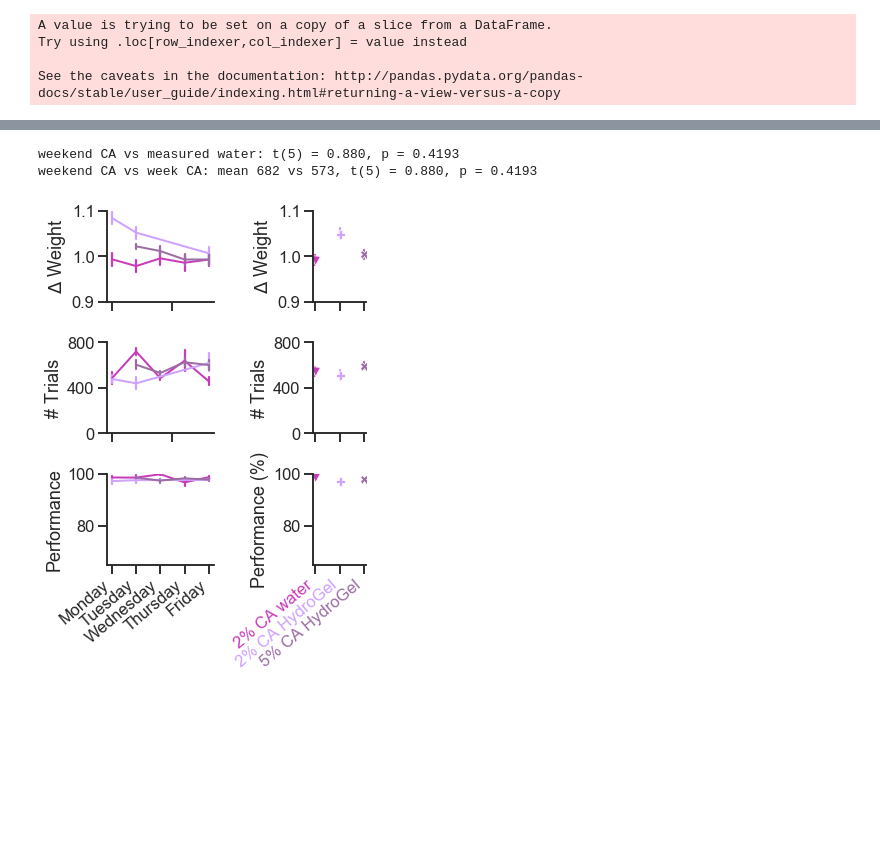
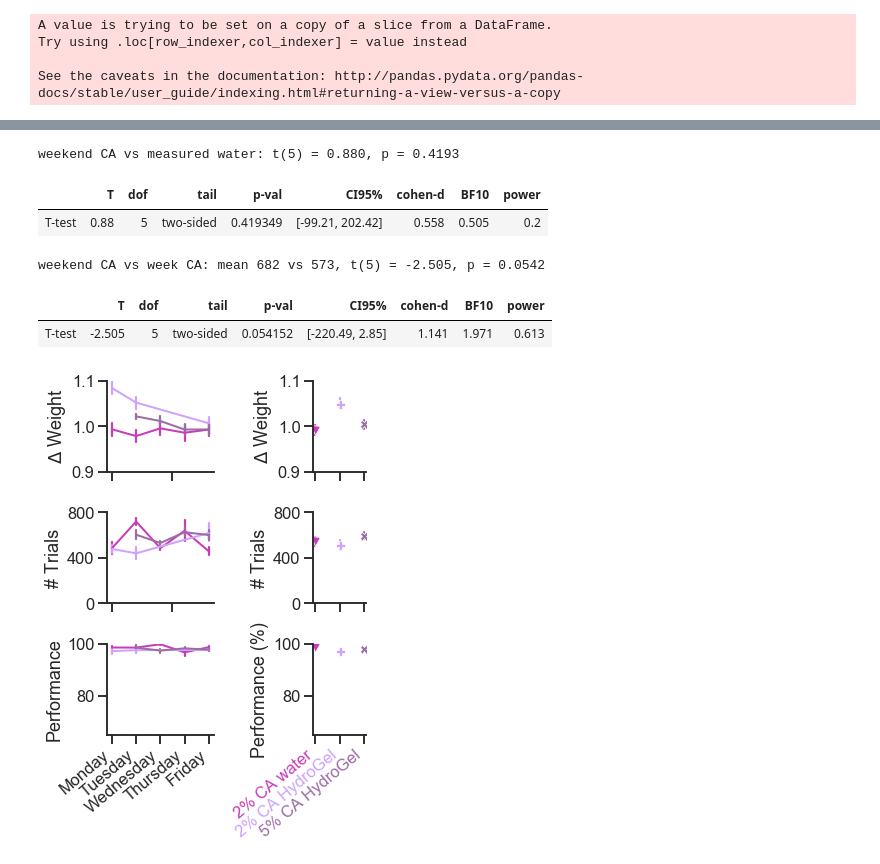
Before and after one commit to int-brain-lab/citricAcid, a Jupyter notebook: figure2.ipynb, the cells around one changed output, grey strips where cells are left out. Drawn from its saved outputs; the diff is of its cells as text; code cells hidden in the pictures; blank space fills up the shorter version.

```diff
--- a/figure2.ipynb
+++ b/figure2.ipynb
@@ -239,20 +243,27 @@ f.savefig(os.path.join(figpath, "citricacid_study2.png"), dpi=400)
+# %%
+#### simple t-test for trial counts
+statdat = df2.groupby(['subject_nickname', 'condition'])['n_trials'].mean().reset_index()
+oneml = statdat.loc[statdat.condition == 'O', 'n_trials']
+ca = statdat.loc[statdat.condition == 'C', 'n_trials']
+statistic, pval = sp.stats.ttest_rel(oneml, ca)
+print('weekend CA vs measured water: t(%d) = %.3f, p = %.4f'%(len(ca)-1, statistic, pval))
+pg.ttest(oneml, ca, paired=True)
+# %% [output]
+weekend CA vs measured water: t(5) = 0.880, p = 0.4193
+|  | T | dof | tail | p-val | CI95% | cohen-d | BF10 | power |
+| T-test | 0.88 | 5 | two-sided | 0.419349 | [-99.21, 202.42] | 0.558 | 0.505 | 0.2 |
 # %%
-#### simple t-test for trial counts
-statdat = df2.groupby(['subject_nickname', 'condition'])['n_trials'].mean().reset_index()
-oneml = statdat.loc[statdat.condition == 'O', 'n_trials']
-ca = statdat.loc[statdat.condition == 'C', 'n_trials']
-statistic, pval = sp.stats.ttest_rel(oneml, ca)
-print('weekend CA vs measured water: t(%d) = %.3f, p = %.4f'%(len(ca)-1, statistic, pval))
-
 #### simple t-test for trial counts
 statdat = df2.groupby(['subject_nickname', 'condition'])['n_trials'].mean().reset_index()
 cc = statdat.loc[statdat.condition == 'CC', 'n_trials']
 ca = statdat.loc[statdat.condition == 'C', 'n_trials']
-statistic, pval = sp.stats.ttest_rel(oneml, ca)
+statistic, pval = sp.stats.ttest_rel(cc, ca)
 print('weekend CA vs week CA: mean %d vs %d, t(%d) = %.3f, p = %.4f'%(np.mean(ca), np.mean(cc), len(ca)-1, statistic, pval))
+pg.ttest(cc, ca, paired=True)
 # %% [output]
-weekend CA vs measured water: t(5) = 0.880, p = 0.4193
-weekend CA vs week CA: mean 682 vs 573, t(5) = 0.880, p = 0.4193
+weekend CA vs week CA: mean 682 vs 573, t(5) = -2.505, p = 0.0542
+|  | T | dof | tail | p-val | CI95% | cohen-d | BF10 | power |
+| T-test | -2.505 | 5 | two-sided | 0.054152 | [-220.49, 2.85] | 1.141 | 1.971 | 0.613 |
 # %%
 # NOW REPEAT, BUT ONLY WITH HYDROGEL + CA WEEKEND!!!
 ylims_weight = [0.9, 1.1]
```
Also changed, not shown: parts of 4 cells of this notebook, 21 other files.
